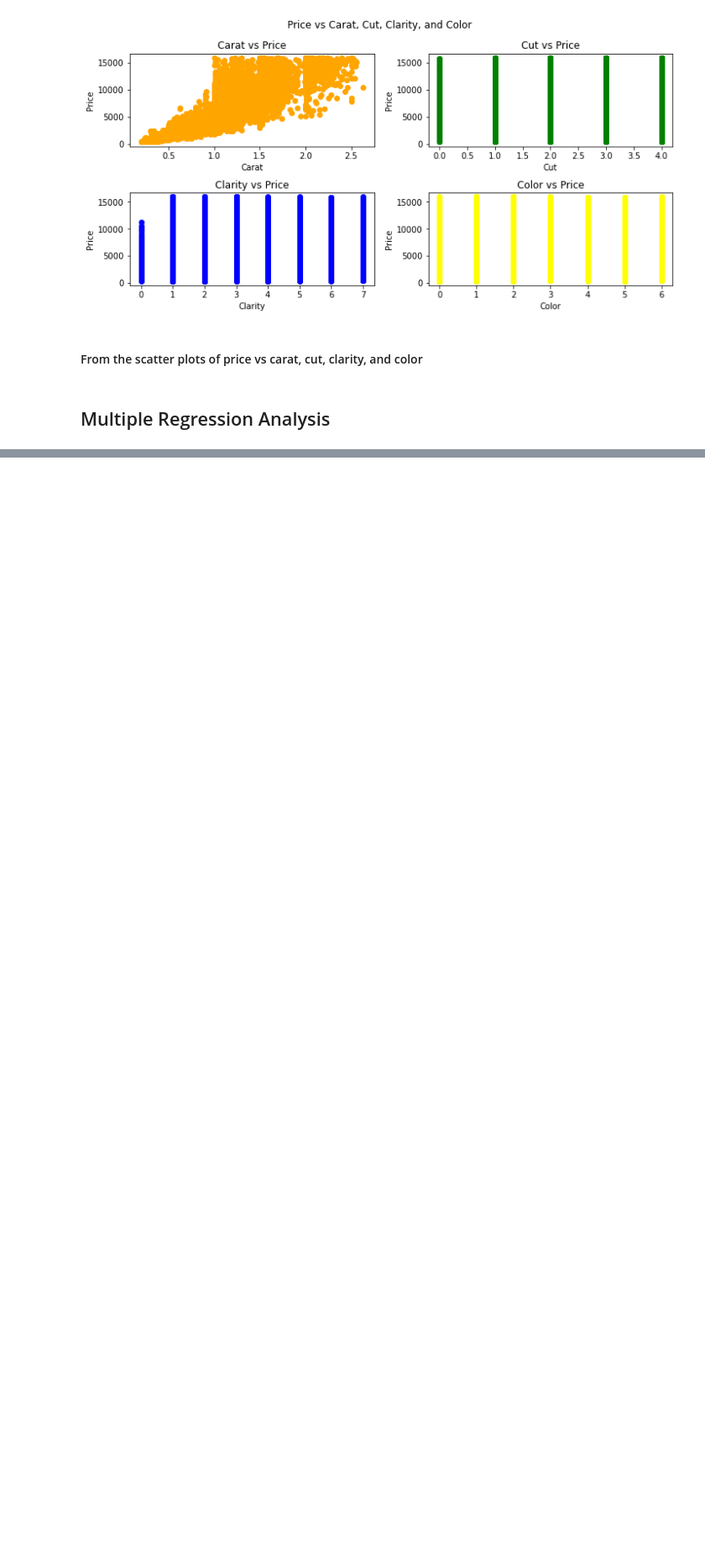
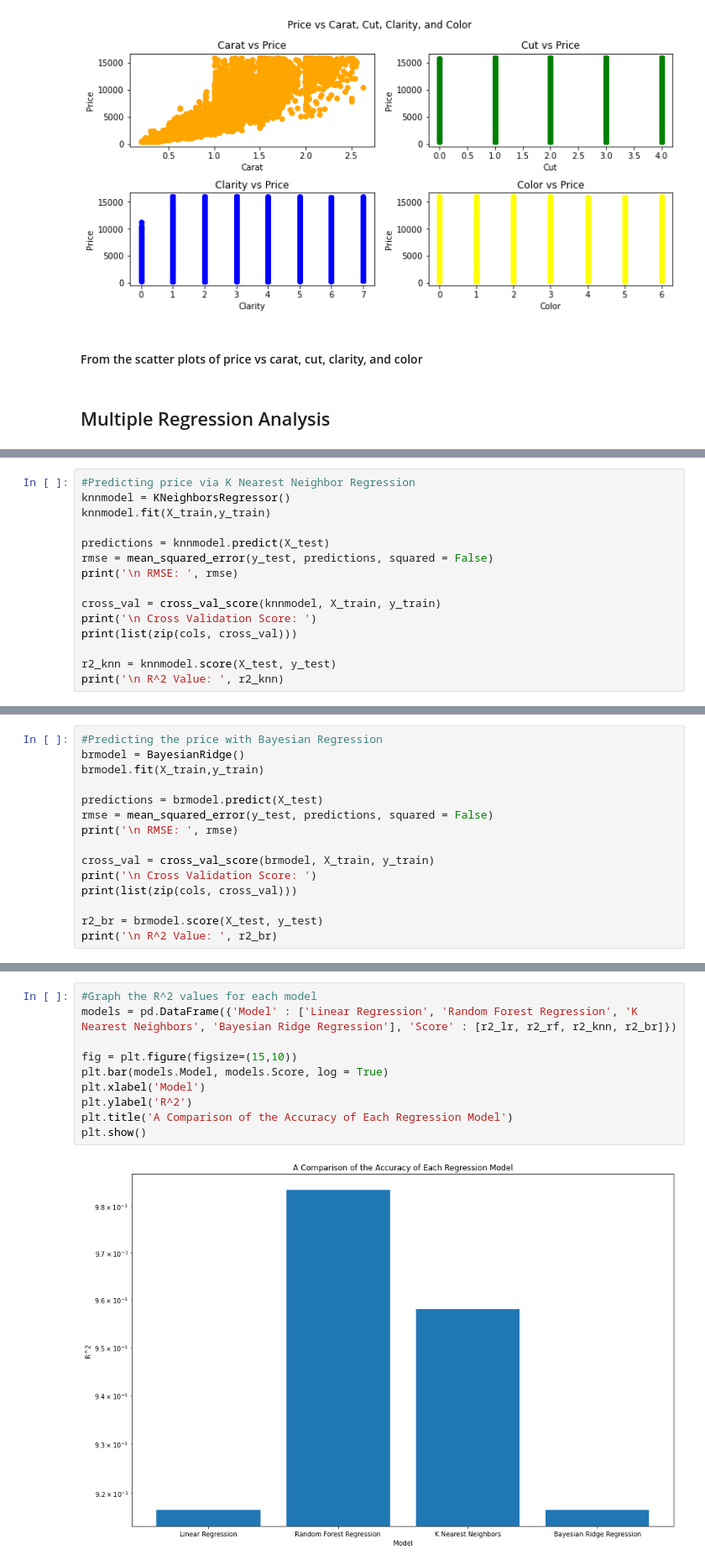
Before and after one commit to Jbglet29/AIT580_T7_Final_Project, a Jupyter notebook: AIT580_T7_GCT_Final_Project.ipynb, the cells around one changed output, grey strips where cells are left out. Shown at 84% size. Drawn from its saved outputs; the diff is of its cells as text; blank space fills up the shorter version.

```diff
--- a/AIT580_T7_GCT_Final_Project.ipynb
+++ b/AIT580_T7_GCT_Final_Project.ipynb
@@ -413,0 +333,15 @@ Although non-linear models were most accurate for predicting the price, in order
+# %%
+#Predicting price via K Nearest Neighbor Regression
+knnmodel = KNeighborsRegressor()
+knnmodel.fit(X_train,y_train)
+
+predictions = knnmodel.predict(X_test)
+rmse = mean_squared_error(y_test, predictions, squared = False)
+print('\n RMSE: ', rmse)
+
+cross_val = cross_val_score(knnmodel, X_train, y_train)
+print('\n Cross Validation Score: ')
+print(list(zip(cols, cross_val)))
+
+r2_knn = knnmodel.score(X_test, y_test)
+print('\n R^2 Value: ', r2_knn)
@@ -413,0 +357,15 @@ Although non-linear models were most accurate for predicting the price, in order
+# %%
+#Predicting the price with Bayesian Regression
+brmodel = BayesianRidge()
+brmodel.fit(X_train,y_train)
+
+predictions = brmodel.predict(X_test)
+rmse = mean_squared_error(y_test, predictions, squared = False)
+print('\n RMSE: ', rmse)
+
+cross_val = cross_val_score(brmodel, X_train, y_train)
+print('\n Cross Validation Score: ')
+print(list(zip(cols, cross_val)))
+
+r2_br = brmodel.score(X_test, y_test)
+print('\n R^2 Value: ', r2_br)
@@ -413,0 +381,12 @@ Although non-linear models were most accurate for predicting the price, in order
+# %%
+#Graph the R^2 values for each model
+models = pd.DataFrame({'Model' : ['Linear Regression', 'Random Forest Regression', 'K Nearest Neighbors', 'Bayesian Ridge Regression'], 'Score' : [r2_lr, r2_rf, r2_knn, r2_br]})
+
+fig = plt.figure(figsize=(15,10))
+plt.bar(models.Model, models.Score, log = True)
+plt.xlabel('Model')
+plt.ylabel('R^2')
+plt.title('A Comparison of the Accuracy of Each Regression Model')
+plt.show()
+# %% [output]
+[figure, added]
```
Also changed, not shown: parts of 32 cells of this notebook.
